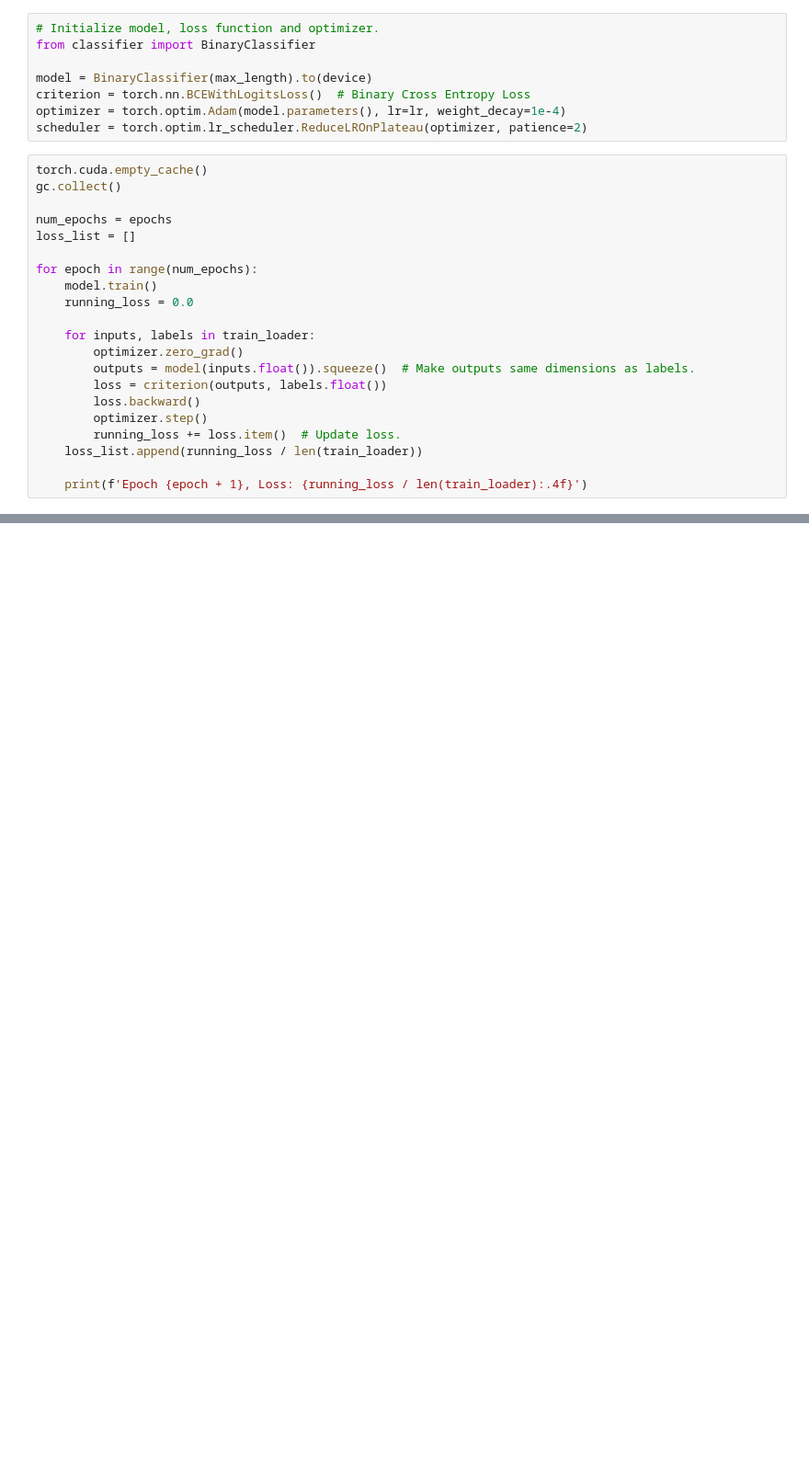
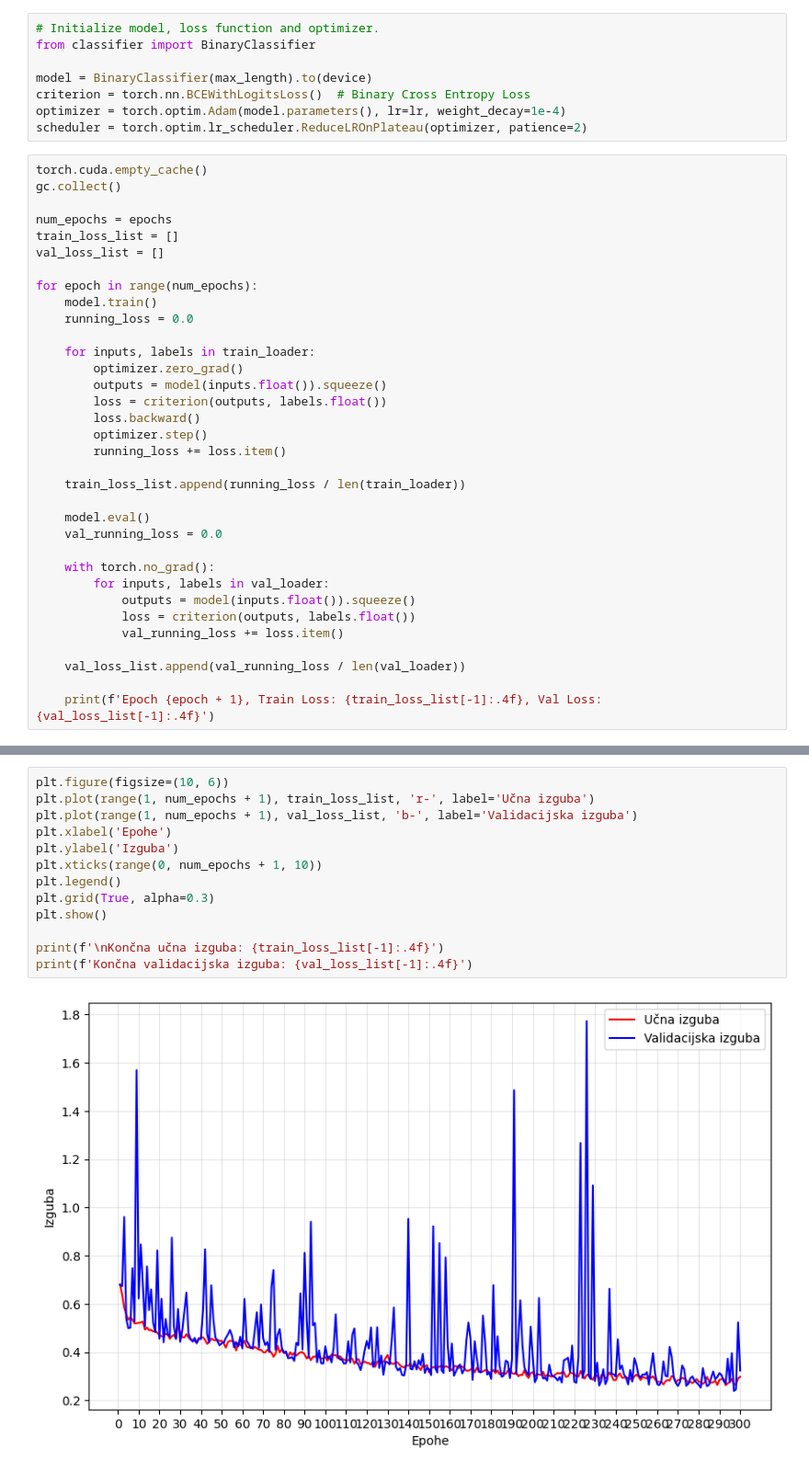
Before and after one commit to MartinKonecnik/magistrska, a Jupyter notebook: main.ipynb, the cells around one changed output, grey strips where cells are left out. Shown at 92% size. Drawn from its saved outputs; the diff is of its cells as text; blank space fills up the shorter version.

Commit message:
Add plotting of validation loss

```diff
--- a/main.ipynb
+++ b/main.ipynb
@@ -232,7 +287,8 @@ torch.cuda.empty_cache()
 gc.collect()
 
 num_epochs = epochs
-loss_list = []
+train_loss_list = []
+val_loss_list = []
 
 for epoch in range(num_epochs):
     model.train()
@@ -240,11 +296,23 @@ for epoch in range(num_epochs):
 
     for inputs, labels in train_loader:
         optimizer.zero_grad()
-        outputs = model(inputs.float()).squeeze()  # Make outputs same dimensions as labels.
+        outputs = model(inputs.float()).squeeze()
         loss = criterion(outputs, labels.float())
         loss.backward()
         optimizer.step()
-        running_loss += loss.item()  # Update loss.
-    loss_list.append(running_loss / len(train_loader))
+        running_loss += loss.item()
 
-    print(f'Epoch {epoch + 1}, Loss: {running_loss / len(train_loader):.4f}')
+    train_loss_list.append(running_loss / len(train_loader))
+
+    model.eval()
+    val_running_loss = 0.0
+
+    with torch.no_grad():
+        for inputs, labels in val_loader:
+            outputs = model(inputs.float()).squeeze()
+            loss = criterion(outputs, labels.float())
+            val_running_loss += loss.item()
+
+    val_loss_list.append(val_running_loss / len(val_loader))
+
+    print(f'Epoch {epoch + 1}, Train Loss: {train_loss_list[-1]:.4f}, Val Loss: {val_loss_list[-1]:.4f}')
@@ -257,0 +337,15 @@ plt.show()
+# %%
+plt.figure(figsize=(10, 6))
+plt.plot(range(1, num_epochs + 1), train_loss_list, 'r-', label='Učna izguba')
+plt.plot(range(1, num_epochs + 1), val_loss_list, 'b-', label='Validacijska izguba')
+plt.xlabel('Epohe')
+plt.ylabel('Izguba')
+plt.xticks(range(0, num_epochs + 1, 10))
+plt.legend()
+plt.grid(True, alpha=0.3)
+plt.show()
+
+print(f'\nKončna učna izguba: {train_loss_list[-1]:.4f}')
+print(f'Končna validacijska izguba: {val_loss_list[-1]:.4f}')
+# %% [output]
+[figure, added]
```
Also changed, not shown: parts of 18 cells of this notebook.
